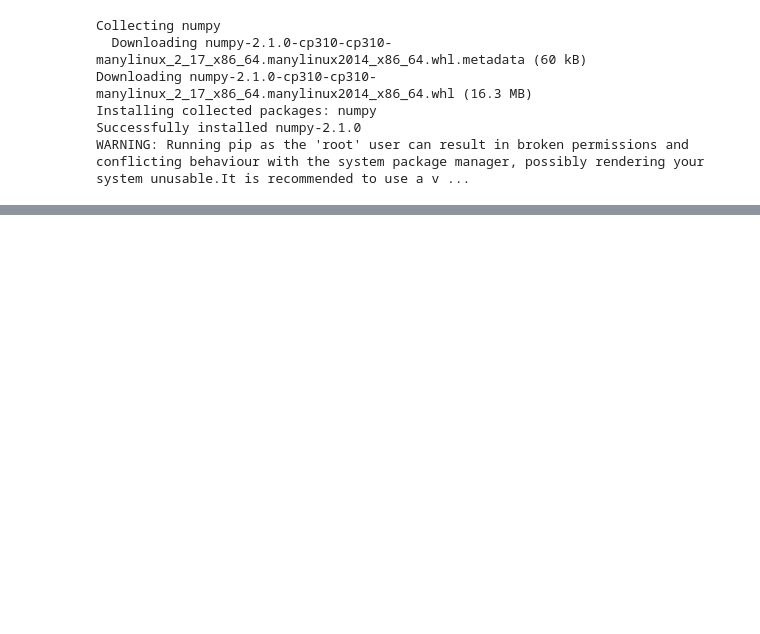
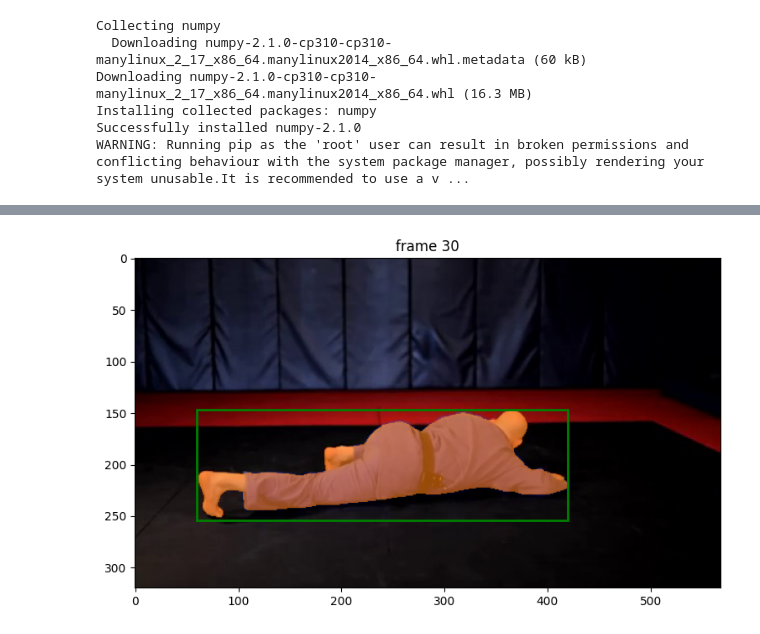
Before and after one commit to csjihwanh/LLaSA, a Jupyter notebook: model/segmentation/sam2.ipynb, the cells around one changed output, grey strips where cells are left out. Cells and saved outputs as stored; diff of their text form; code cells hidden in the pictures; blank space fills up the shorter version.

```diff
--- a/model/segmentation/sam2.ipynb
+++ b/model/segmentation/sam2.ipynb
@@ -58,0 +262,21 @@ ModuleNotFoundError: No module named 'torch'
+# %%
+ann_frame_idx = 30  # the frame index we interact with
+ann_obj_id = 1  # give a unique id to each object we interact with (it can be any integers)
+
+# Let's add a box at (x_min, y_min, x_max, y_max) = (300, 0, 500, 400) to get started
+
+_, out_obj_ids, out_mask_logits = predictor.add_new_points_or_box(
+    inference_state=inference_state,
+    frame_idx=ann_frame_idx,
+    obj_id=ann_obj_id,
+    box=bbox,
+)
+
+# show the results on the current (interacted) frame
+plt.figure(figsize=(9, 6))
+plt.title(f"frame {ann_frame_idx}")
+plt.imshow(Image.open(os.path.join(video_dir, frame_names[ann_frame_idx])))
+show_box(bbox, plt.gca())
+show_mask((out_mask_logits[0] > 0.0).cpu().numpy(), plt.gca(), obj_id=out_obj_ids[0])
+# %% [output]
+[figure, added]
```
Also changed, not shown: parts of 24 cells of this notebook, 12 other files.
